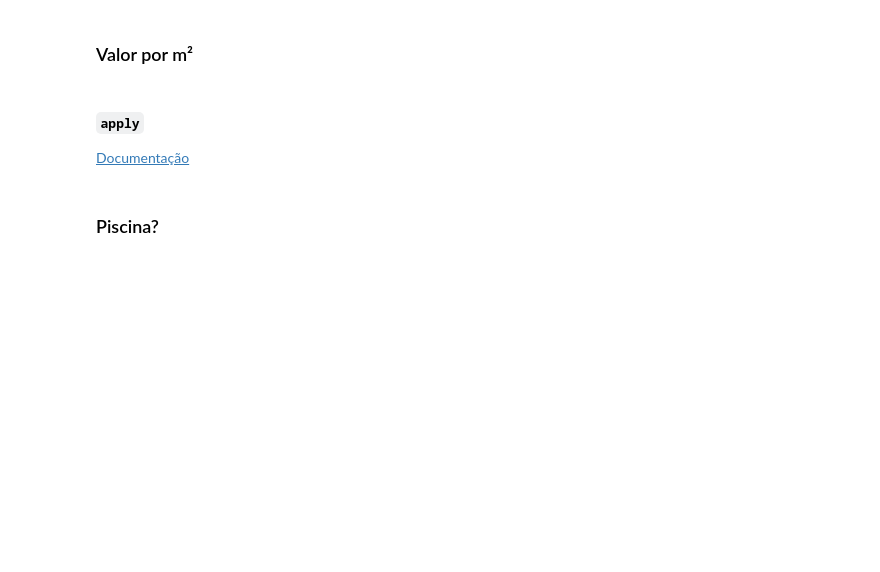
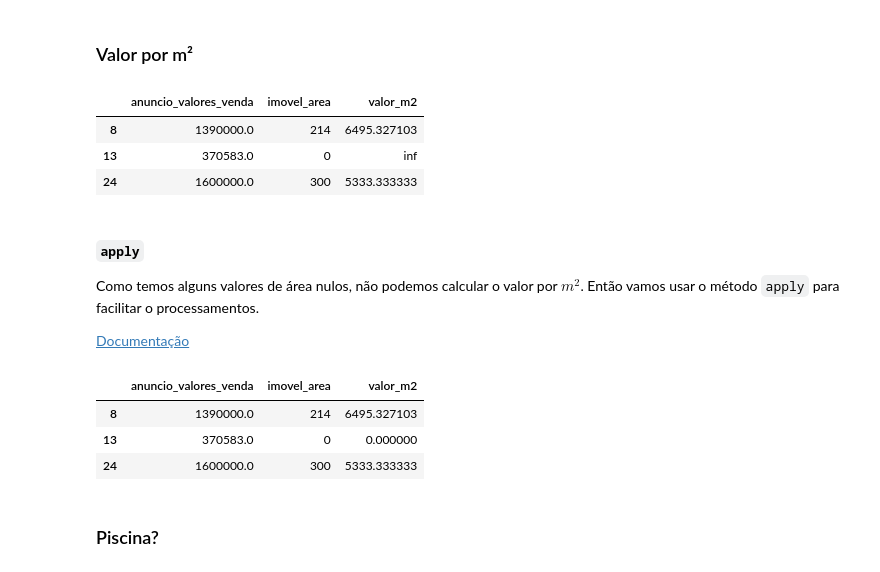
Before and after one commit to biamouras/alura-pandas-ds, a Jupyter notebook: 05_pandas_avancado/05_pandas_avancado.ipynb, the cells around one changed output. Saved outputs shown, nothing was run; the diff lists cells and outputs as text; code cells hidden in the pictures; blank space fills up the shorter version.

```diff
--- a/05_pandas_avancado/05_pandas_avancado.ipynb
+++ b/05_pandas_avancado/05_pandas_avancado.ipynb
@@ -1095,4 +1097,13 @@ dados_listings.head()
+# %%
+dados_listings[['anuncio_valores_venda','imovel_area', 'valor_m2']].iloc[16:19]
+# %% [output]
+|  | anuncio_valores_venda | imovel_area | valor_m2 |
+| 8 | 1390000.0 | 214 | 6495.327103 |
+| 13 | 370583.0 | 0 | inf |
+| 24 | 1600000.0 | 300 | 5333.333333 |
 # %% [markdown]
 #### `apply`
 
+Como temos alguns valores de área nulos, não podemos calcular o valor por $m^2$. Então vamos usar o método `apply` para facilitar o processamentos.
+
 [Documentação](https://pandas.pydata.org/pandas-docs/stable/reference/api/pandas.DataFrame.apply.html)
@@ -1099,2 +1114,9 @@ dados_listings.head()
+# %%
+dados_listings[['anuncio_valores_venda','imovel_area', 'valor_m2']].iloc[16:19]
+# %% [output]
+|  | anuncio_valores_venda | imovel_area | valor_m2 |
+| 8 | 1390000.0 | 214 | 6495.327103 |
+| 13 | 370583.0 | 0 | 0.000000 |
+| 24 | 1600000.0 | 300 | 5333.333333 |
 # %% [markdown]
 ### Piscina?
```
Also changed, not shown: parts of 4 cells of this notebook, 1 other file.
